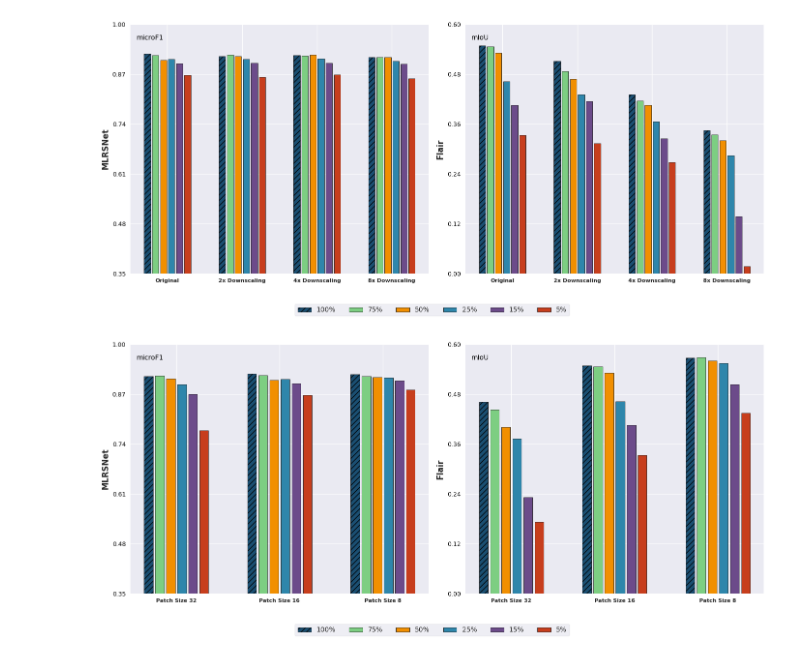
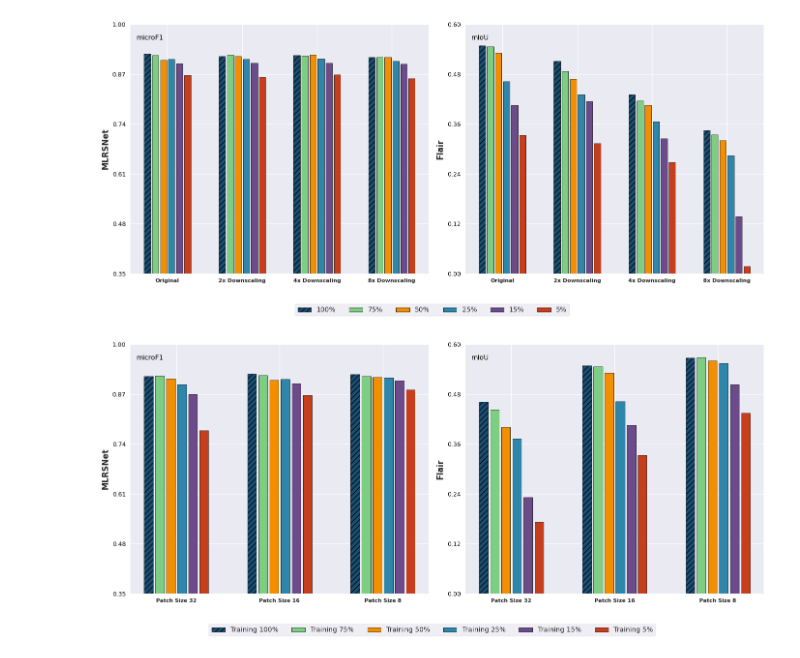
Before and after one commit to Orion-AI-Lab/RedundancyInvestigationEO, a Jupyter notebook: my_plots.ipynb, the cells around one changed output. Cells and saved outputs as stored; diff of their text form; code cells hidden in the pictures.

```diff
--- a/my_plots.ipynb
+++ b/my_plots.ipynb
@@ -128,7 +128,7 @@ import matplotlib.lines as mlines
 import numpy as np
 import matplotlib as mpl
 
-mpl.style.use("seaborn-v0_8")
+#mpl.style.use("seaborn-v0_8")
 
 models = ["ViT-Large", "ViT-Small", "ViT-Base"]
 model_colors = {
@@ -170,8 +170,8 @@ legend_handles, legend_labels = [], []
 for row_idx, (row_label, row_datasets, x_dict, x_label, use_per_dataset_x) in enumerate(rows):
     for col_idx, (dataset_name, model_data) in enumerate(row_datasets.items()):
         ax = fig.add_subplot(gs[row_idx, col_idx])
-        ax.set_facecolor("#F5F5F5")
-        ax.tick_params(axis="both", which="both", color="gray", labelcolor="gray",
+        #ax.set_facecolor("#F5F5F5")
+        ax.tick_params(axis="both", which="both", color="black", labelcolor="black",
                        direction="out", length=2, width=0.8)
 
         x_vals = x_dict[dataset_name]
@@ -242,18 +242,18 @@ for row_idx, (row_label, row_datasets, x_dict, x_label, use_per_dataset_x) in en
                 for i in show_idx
             ]
             ax.set_xticks(tick_positions)
-            ax.set_xticklabels(tick_labels, color="gray", fontsize=8, rotation=rot, ha=ha)
+            ax.set_xticklabels(tick_labels, color="black", fontsize=8, rotation=rot, ha=ha)
         else:
             ax.set_xticklabels(
                 [f"{x:.2f}" if isinstance(x, float) else str(x) for x in x_vals],
-                color="gray", fontsize=8, rotation=rot, ha=ha,
+                color="black", fontsize=8, rotation=rot, ha=ha,
             )
 
         ymin, ymax = y_limits.get(dataset_name, (0.0, 1.0))
         ax.set_ylim(ymin, ymax)
         yticks = np.arange(ymin, ymax + 0.01, 0.1)
         ax.set_yticks(yticks)
-        ax.set_yticklabels([f"{y:.1f}" for y in yticks], color="gray", fontsize=9)
+        ax.set_yticklabels([f"{y:.1f}" for y in yticks], color="black", fontsize=9)
         ax.grid(True, linewidth=1.0, color="white", linestyle="-")
         # Performance metric label in bottom-left corner (mIoU / microF1)
         metric_label = "microF1" if dataset_name in ("BigEarthNet", "MLRSNet") else "mIoU"
@@ -757,7 +761,7 @@ ax.plot(retain_percents, gains_data["Flair-BigearthNet"],
         label=r'Flair $\rightarrow$ BigEarthNet', zorder=5)
 
 # --- Formatting ---
-ax.set_title("Transfer Learning", fontsize=12, fontweight="bold", pad=20)
+ax.set_title("Generalization Capacity", fontsize=12, fontweight="bold", pad=20)
 ax.set_xlabel("Pre-training with retained % of data", fontweight="bold", fontsize=12)
 ax.set_ylabel("Downstream Performance", fontweight="bold", fontsize=12)
 
@@ -1007,7 +1011,7 @@ mpl.style.use('seaborn-v0_8')
 
 DATASETS = ['MLRSNet', 'Flair']
 GROUP_LABELS = ['Patch Size 32', 'Patch Size 16', 'Patch Size 8']
-BAR_SERIES_LABELS = ['100%', '75%', '50%', '25%', '15%', '5%']
+BAR_SERIES_LABELS = ['Training 100%', 'Training 75%', 'Training 50%', 'Training 25%', 'Training 15%', 'Training 5%']
 N_GROUPS = 3
 N_BARS = 6
 
@@ -1062,34 +1066,34 @@ for idx, dataset in enumerate(DATASETS):
         bars = ax.bar(x + offsets[i], values, bar_width, **kw)
 
         # Collect legend handles only once
         if idx == 0:
             legend_handles.append(bars[0])
 
     # Styling
     ymin, ymax = y_limits.get(dataset, (0, 1))
     ax.set_ylim(ymin, ymax)
     yticks = np.linspace(ymin, ymax, 6)
     ax.set_yticks(yticks)
     ax.set_yticklabels([f"{v:.2f}" for v in yticks], color='black', fontsize=9)
 
     ax.set_xticks(x)
     ax.set_xticklabels(GROUP_LABELS, fontsize=8, fontweight='bold')
     ax.set_ylabel(dataset, fontsize=12, fontweight='bold')
 
     # Position metric label (microF1/mIoU)
     ax.text(0.02, 0.96, metric_label.get(dataset, ''), transform=ax.transAxes,
             fontsize=10, va='top', color='black')
 
 # Global Legend
 fig.legend(handles=legend_handles, labels=BAR_SERIES_LABELS, loc='lower center',
            ncol=6, fontsize=10, frameon=True, bbox_to_anchor=(0.5, -0.05))
 
 plt.tight_layout(rect=[0, 0.05, 1, 1])
 os.makedirs('paper_plots', exist_ok=True)
 plt.savefig('paper_plots/Downscaling_effect.pdf', bbox_inches='tight')
 plt.show()
 # %% [output]
-[figure, old version]
+[figure, new version]
 # %%
 # One plot per dataset. In each plot: one curve per retain_percent; each curve has 5 values (throughput, peak_memory, encoder_gflops, encoder_time, performance).
 retain_percents = [5, 15, 25, 50, 75, 100]
```
Also changed, not shown: parts of 4 cells of this notebook, 33 other files.
